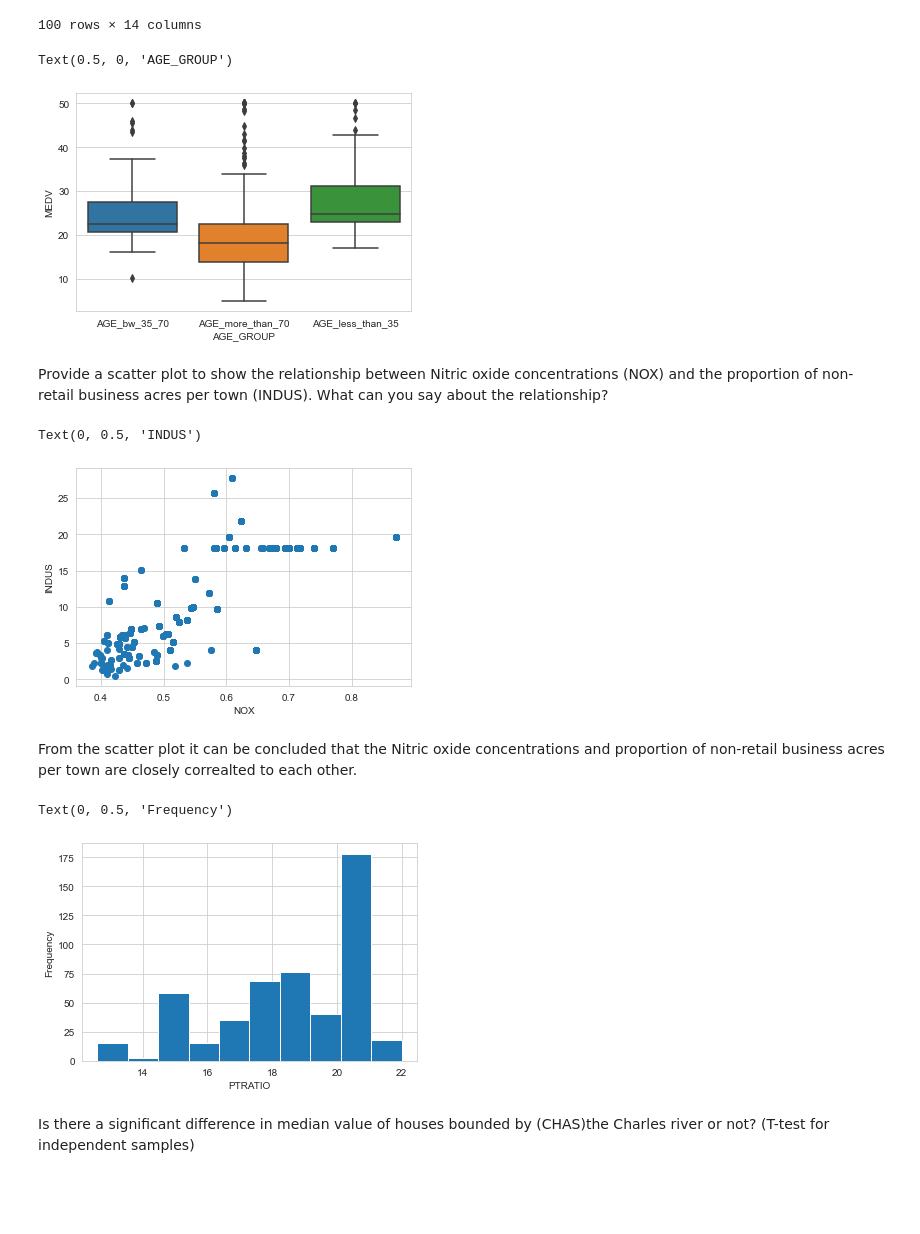
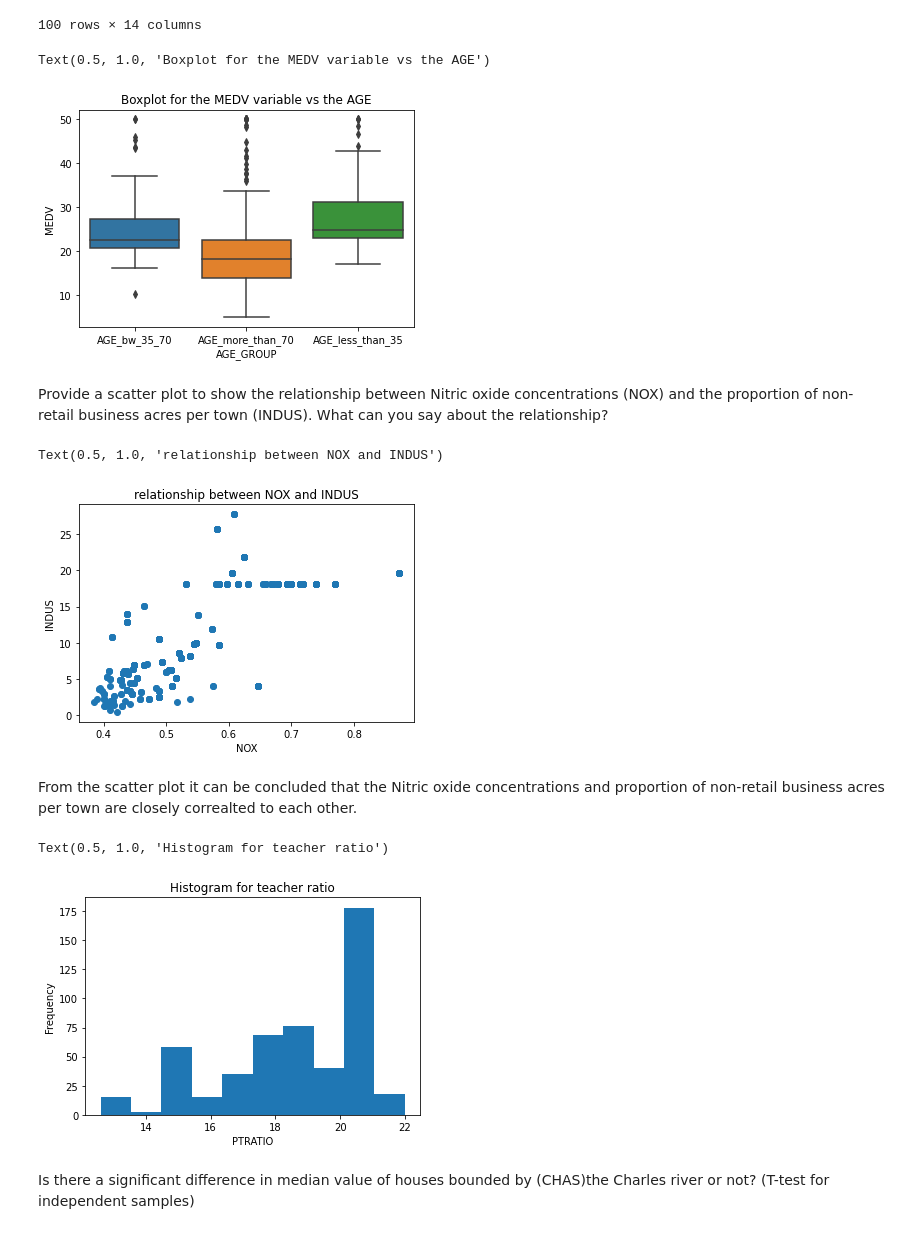
Before and after one commit to abhi2k16/boston_housing_analysis, a Jupyter notebook: Statistisc_for_DataScience_CaseStudy_Boston.ipynb, the cells around one changed output. Drawn from its saved outputs; the diff is of its cells as text; code cells hidden in the pictures; blank space fills up the shorter version.

```diff
--- a/Statistisc_for_DataScience_CaseStudy_Boston.ipynb
+++ b/Statistisc_for_DataScience_CaseStudy_Boston.ipynb
@@ -230,19 +174,21 @@ boston_df.head(100)
 # %%
 # BoxPlot
 sns.boxplot(x = boston_df['AGE_GROUP'], y =boston_df['MEDV'])
 plt.xlabel('AGE_GROUP')
+plt.title('Boxplot for the MEDV variable vs the AGE')
 # %% [output]
-Text(0.5, 0, 'AGE_GROUP')
+Text(0.5, 1.0, 'Boxplot for the MEDV variable vs the AGE')
-[figure, old version]
+[figure, new version]
 # %% [markdown]
 Provide a scatter plot to show the relationship between Nitric oxide concentrations (NOX) and the proportion of non-retail business acres per town (INDUS). What can you say about the relationship?
 # %%
 plt.scatter(boston_df['NOX'],boston_df['INDUS'])
 plt.xlabel('NOX')
 plt.ylabel('INDUS')
+plt.title('relationship between NOX and INDUS')
 # %% [output]
-Text(0, 0.5, 'INDUS')
+Text(0.5, 1.0, 'relationship between NOX and INDUS')
-[figure, old version]
+[figure, new version]
 # %% [markdown]
 From the scatter plot it can be concluded that the Nitric oxide concentrations and proportion of non-retail business acres per town are closely correalted to each other.
 # %%
@@ -250,9 +196,10 @@ From the scatter plot it can be concluded that the Nitric oxide concentrations a
 plt.hist(boston_df['PTRATIO'])
 plt.xlabel('PTRATIO')
 plt.ylabel('Frequency')
+plt.title('Histogram for teacher ratio')
 # %% [output]
-Text(0, 0.5, 'Frequency')
+Text(0.5, 1.0, 'Histogram for teacher ratio')
-[figure, old version]
+[figure, new version]
 # %% [markdown]
 Is there a significant difference in median value of houses bounded by (CHAS)the Charles river or not? (T-test for independent samples)
 # %%
```
Also changed, not shown: parts of 10 cells of this notebook.
